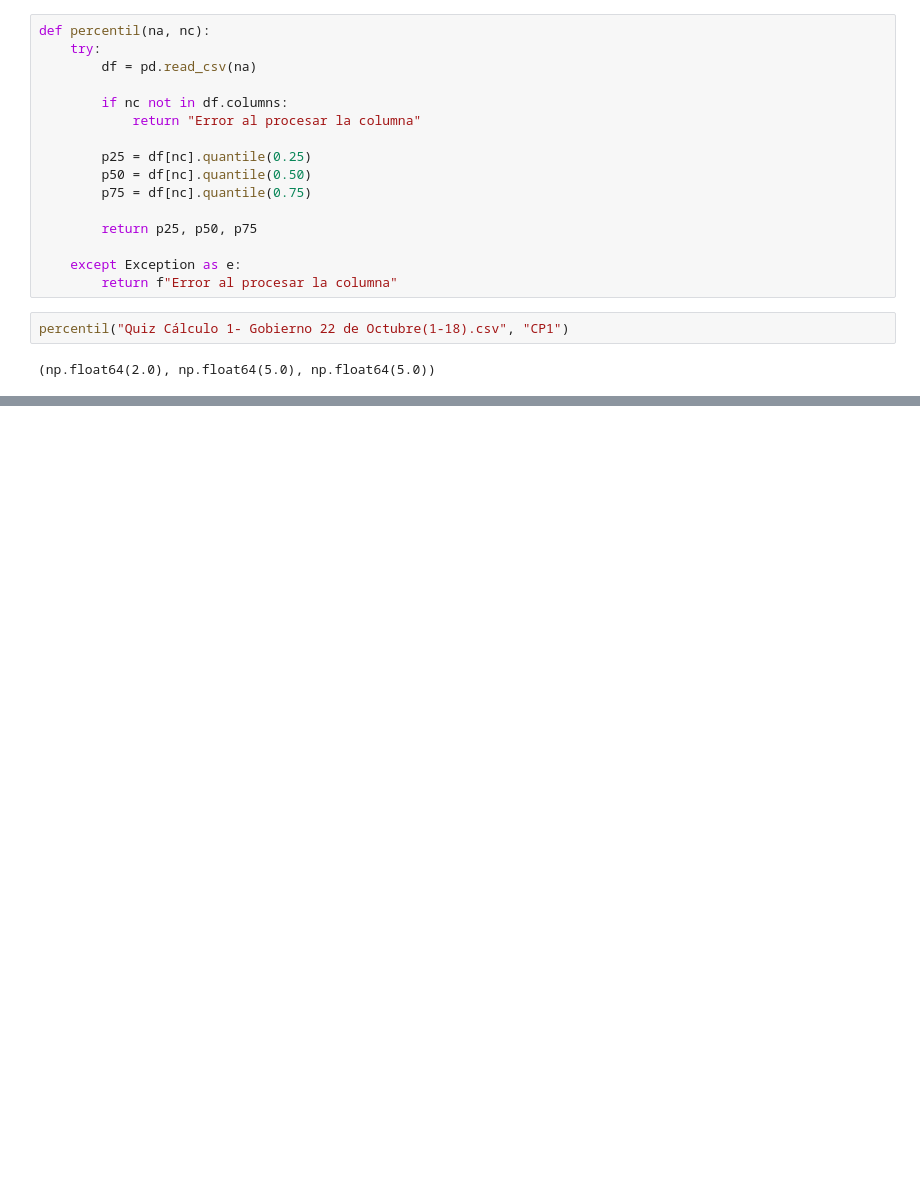
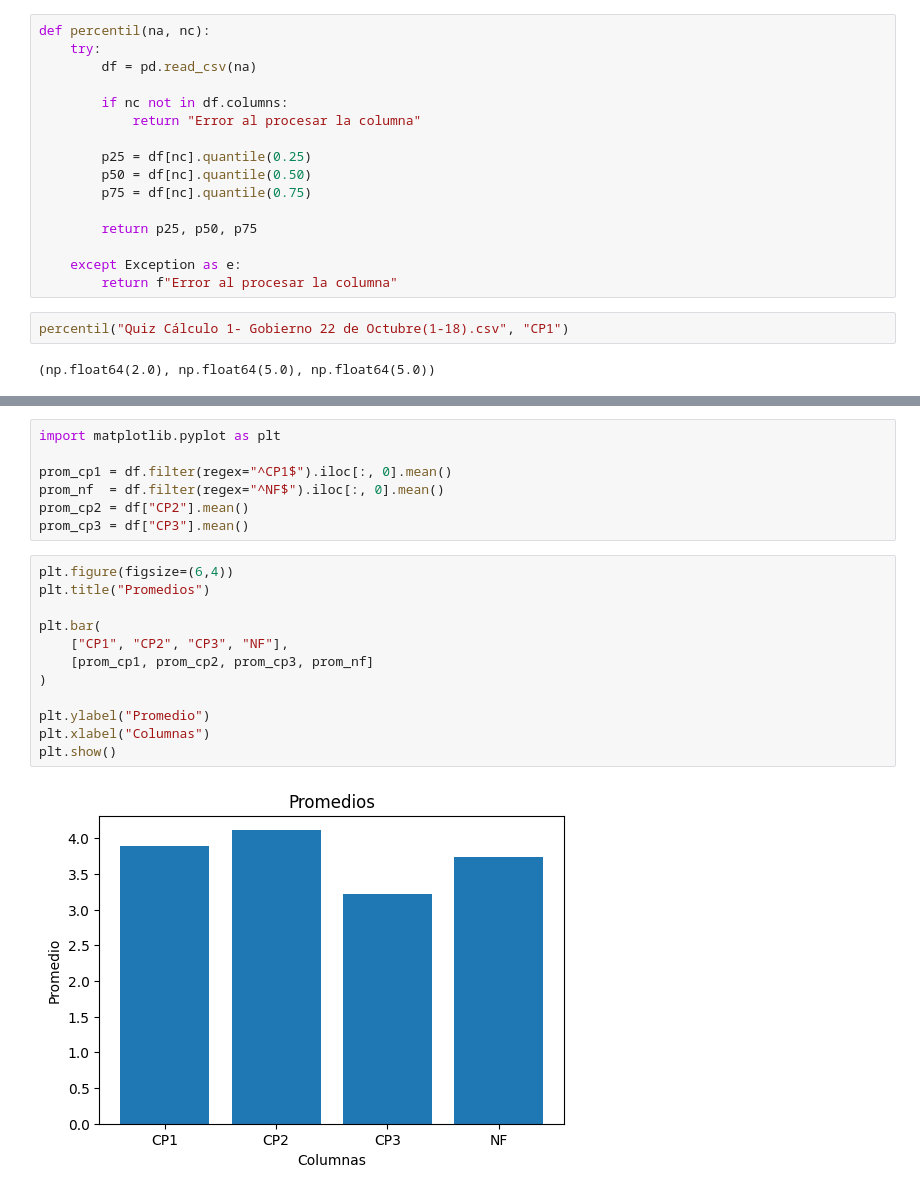
Before and after one commit to Laura02085/x200000, a Jupyter notebook: .pandas/Lider.ipynb, the cells around one changed output, grey strips where cells are left out. Saved outputs shown, nothing was run; the diff lists cells and outputs as text; blank space fills up the shorter version.

```diff
--- a/.pandas/Lider.ipynb
+++ b/.pandas/Lider.ipynb
@@ -151,0 +172,21 @@ percentil("Quiz Cálculo 1- Gobierno 22 de Octubre(1-18).csv", "CP1")
+# %%
+import matplotlib.pyplot as plt
+
+prom_cp1 = df.filter(regex="^CP1$").iloc[:, 0].mean()
+prom_nf  = df.filter(regex="^NF$").iloc[:, 0].mean()
+prom_cp2 = df["CP2"].mean()
+prom_cp3 = df["CP3"].mean()
+# %%
+plt.figure(figsize=(6,4))
+plt.title("Promedios")
+
+plt.bar(
+    ["CP1", "CP2", "CP3", "NF"],
+    [prom_cp1, prom_cp2, prom_cp3, prom_nf]
+)
+
+plt.ylabel("Promedio")
+plt.xlabel("Columnas")
+plt.show()
+# %% [output]
+[figure, added]
```
Also changed, not shown: parts of 1 cell of this notebook.
